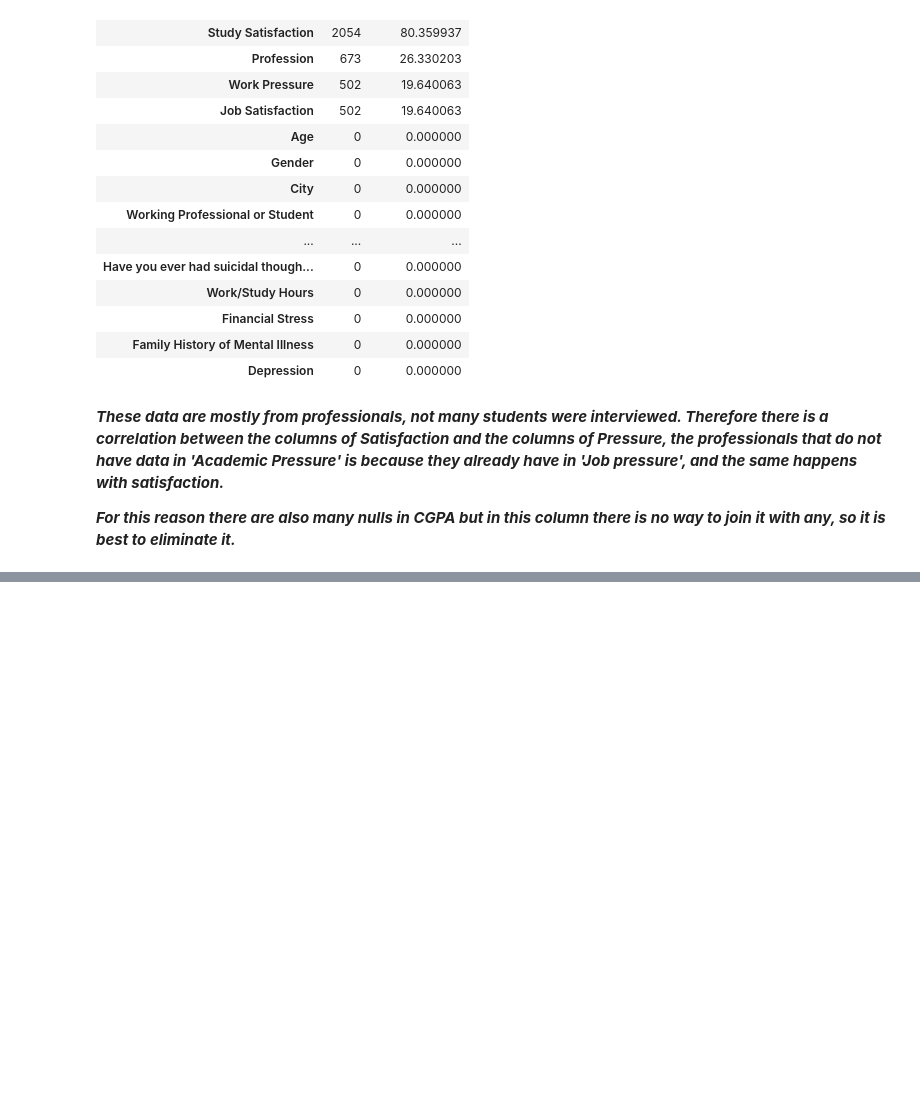
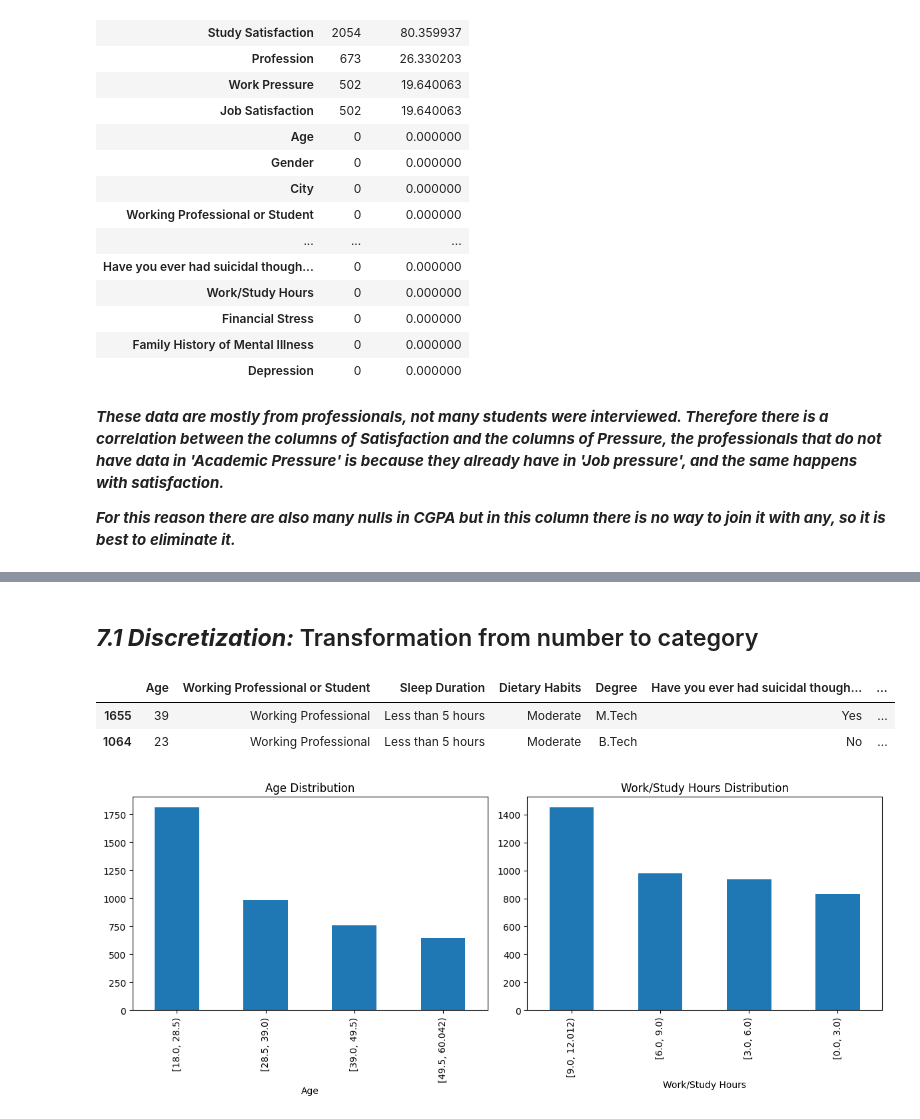
Before and after one commit to simon2326/Depression-Risk-Analysis, a Jupyter notebook: DataPreparation/data-preparation.ipynb, the cells around one changed output, grey strips where cells are left out. Cells and saved outputs as stored; diff of their text form; code cells hidden in the pictures; blank space fills up the shorter version.

```diff
--- a/DataPreparation/data-preparation.ipynb
+++ b/DataPreparation/data-preparation.ipynb
@@ -535,0 +588,26 @@ data.to_excel("datos_numericos.xlsx")
+# %% [markdown]
+## ***7.1 Discretization:*** Transformation from number to category
+# %%
+data.sample(2)
+# %% [output]
+|  | Age | Working Professional or Student | Sleep Duration | Dietary Habits | Degree | Have you ever had suicidal though... | ... |
+| 1655 | 39 | Working Professional | Less than 5 hours | Moderate | M.Tech | Yes | ... |
+| 1064 | 23 | Working Professional | Less than 5 hours | Moderate | B.Tech | No | ... |
+# %%
+#Cut
+data_cat=data.copy()
+data_cat['Age'] = pd.cut(data_cat['Age'] , bins=4, right = False)
+data_cat['Work/Study Hours'] = pd.cut(data_cat['Work/Study Hours'] , bins=4, right = False)
+# %%
+fig, axes = plt.subplots(1, 2, figsize=(12, 5))
+
+data_cat['Age'].value_counts().plot(kind='bar', ax=axes[0])
+axes[0].set_title('Age Distribution')
+
+data_cat['Work/Study Hours'].value_counts().plot(kind='bar', ax=axes[1])
+axes[1].set_title('Work/Study Hours Distribution')
+
+plt.tight_layout()
+plt.show()
+# %% [output]
+[figure, added]
```
Also changed, not shown: parts of 95 cells of this notebook.
